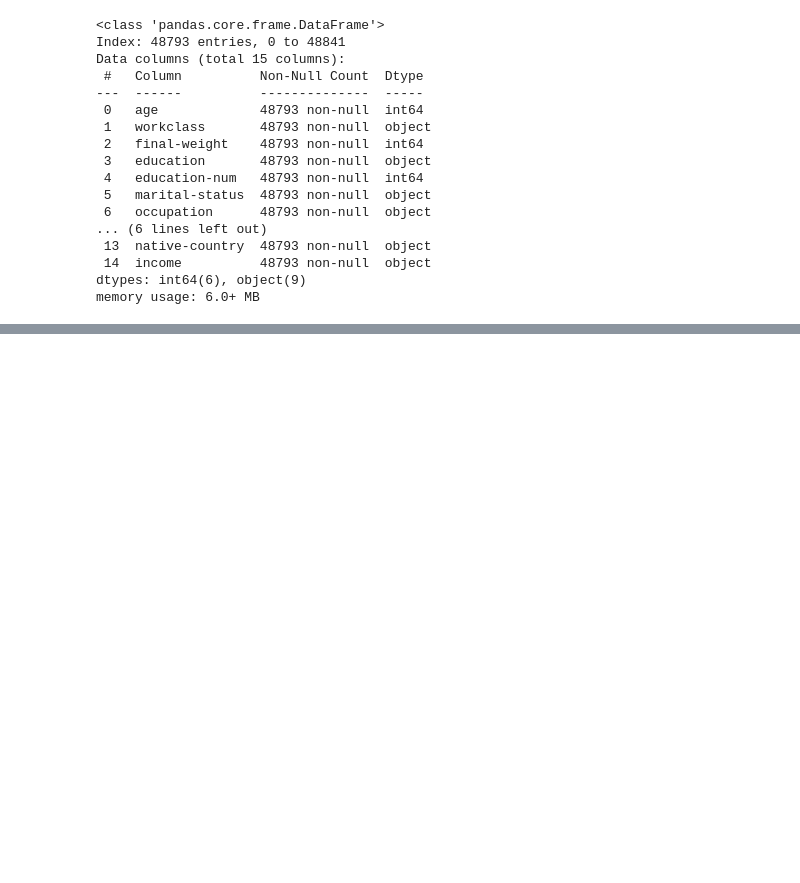
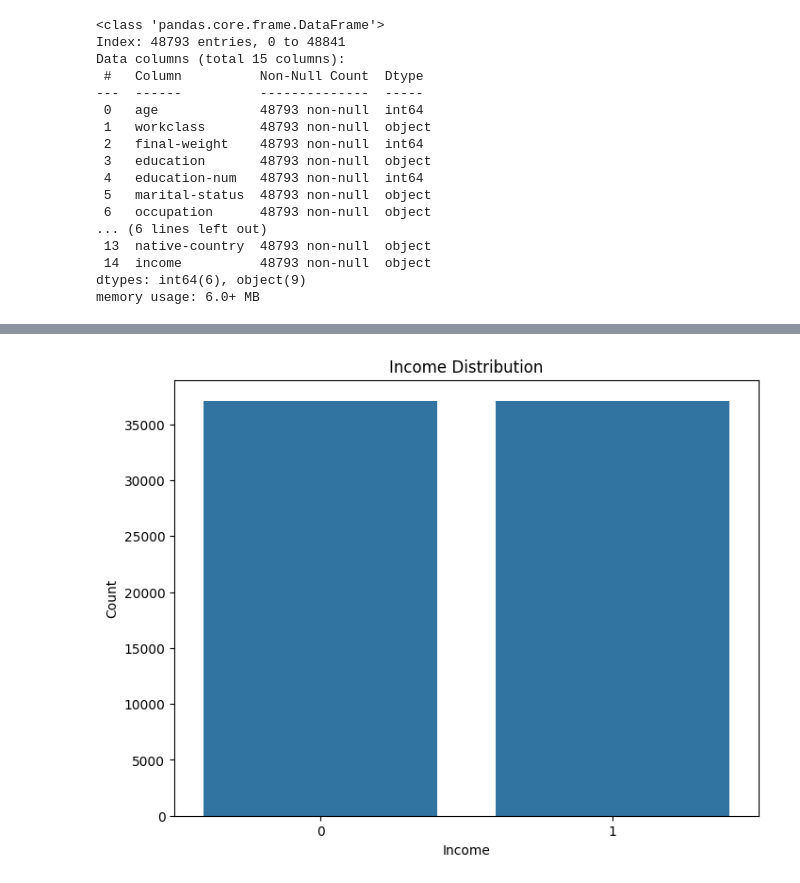
Before and after one commit to nisal2002/Na-ve-Bayes-vs-Random-Forest, a Jupyter notebook: CM2604_CW.ipynb, the cells around one changed output, grey strips where cells are left out. Cells and saved outputs as stored; diff of their text form; code cells hidden in the pictures; blank space fills up the shorter version.

```diff
--- a/CM2604_CW.ipynb
+++ b/CM2604_CW.ipynb
@@ -332,0 +471,13 @@ memory usage: 6.0+ MB
+# %%
+# check data balance
+income_counts = census_df['income'].value_counts()
+
+# Plot the income distribution
+plt.figure(figsize=(8, 6))
+sns.barplot(x=income_counts.index, y=income_counts.values)
+plt.title('Income Distribution')
+plt.xlabel('Income')
+plt.ylabel('Count')
+plt.show()
+# %% [output]
+[figure, added]
```
Also changed, not shown: parts of 21 cells of this notebook.
